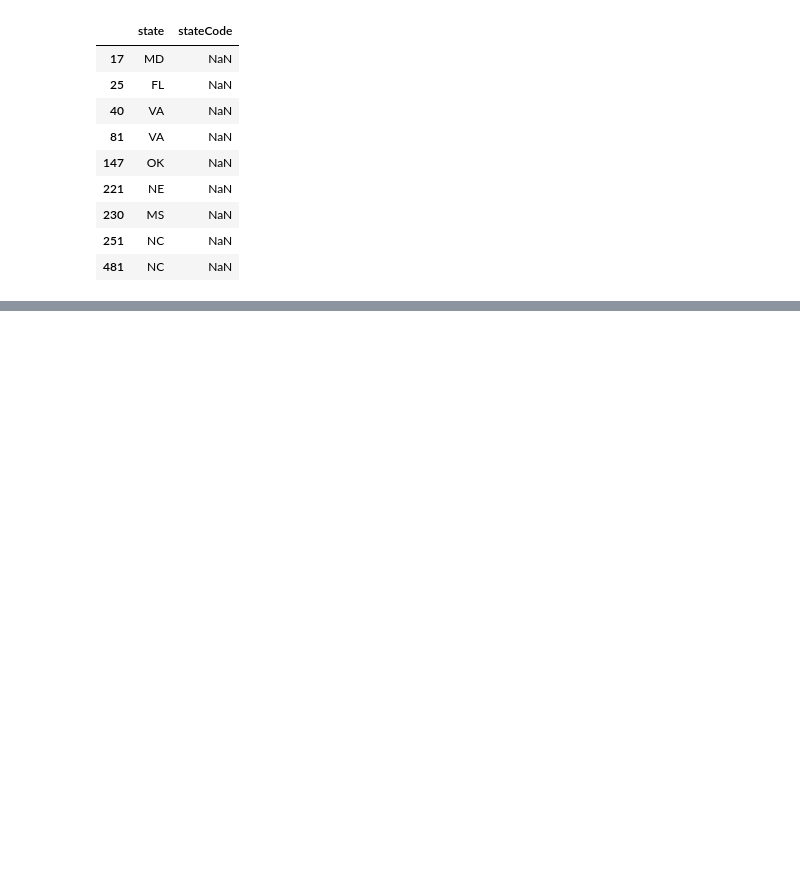
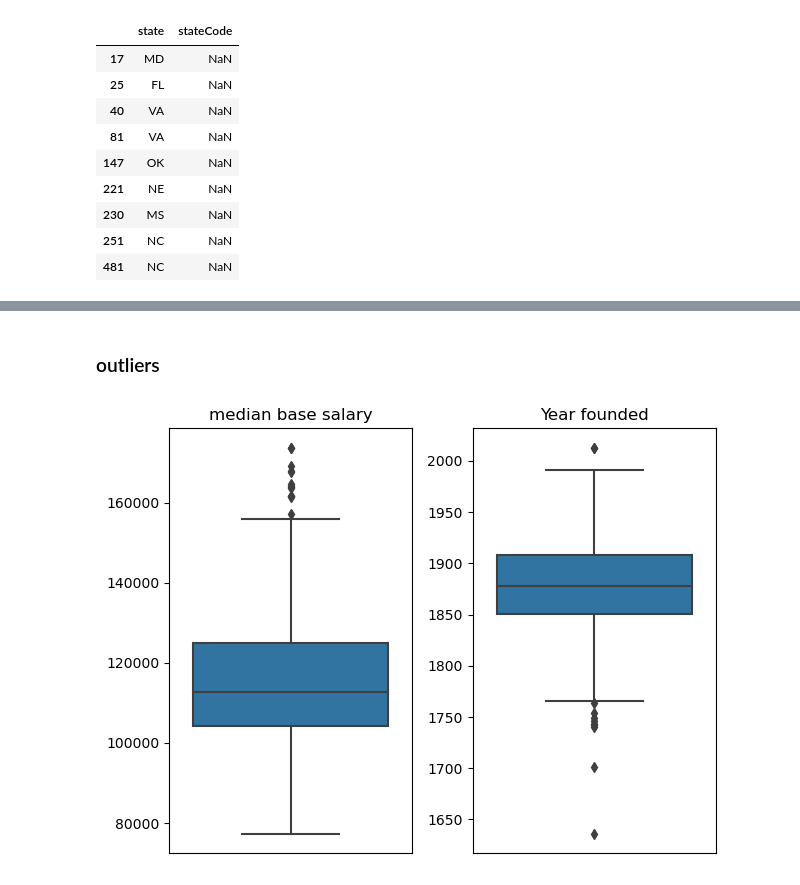
Before and after one commit to tcarr032/ML-dataset-projects, a Jupyter notebook: top college dataset/college.ipynb, the cells around one changed output, grey strips where cells are left out. Drawn from its saved outputs; the diff is of its cells as text; code cells hidden in the pictures; blank space fills up the shorter version.

```diff
--- a/top college dataset/college.ipynb
+++ b/top college dataset/college.ipynb
@@ -192,0 +195,14 @@ for the sake of simplicity since the number of missing regions is so small we wi
+# %% [markdown]
+### outliers ###
+# %%
+fig, ax = plt.subplots(1,2)
+sns.boxplot(data=data['medianBaseSalary'], ax=ax[0])
+ax[0].set_title('median base salary')
+ax[0].get_xaxis().set_visible(False)
+sns.boxplot(data=data['yearFounded'], ax=ax[1])
+ax[1].set_title('Year founded')
+ax[1].get_xaxis().set_visible(False)
+plt.tight_layout()
+plt.show()
+# %% [output]
+[figure, added]
```
Also changed, not shown: parts of 22 cells of this notebook, 1 other file.
